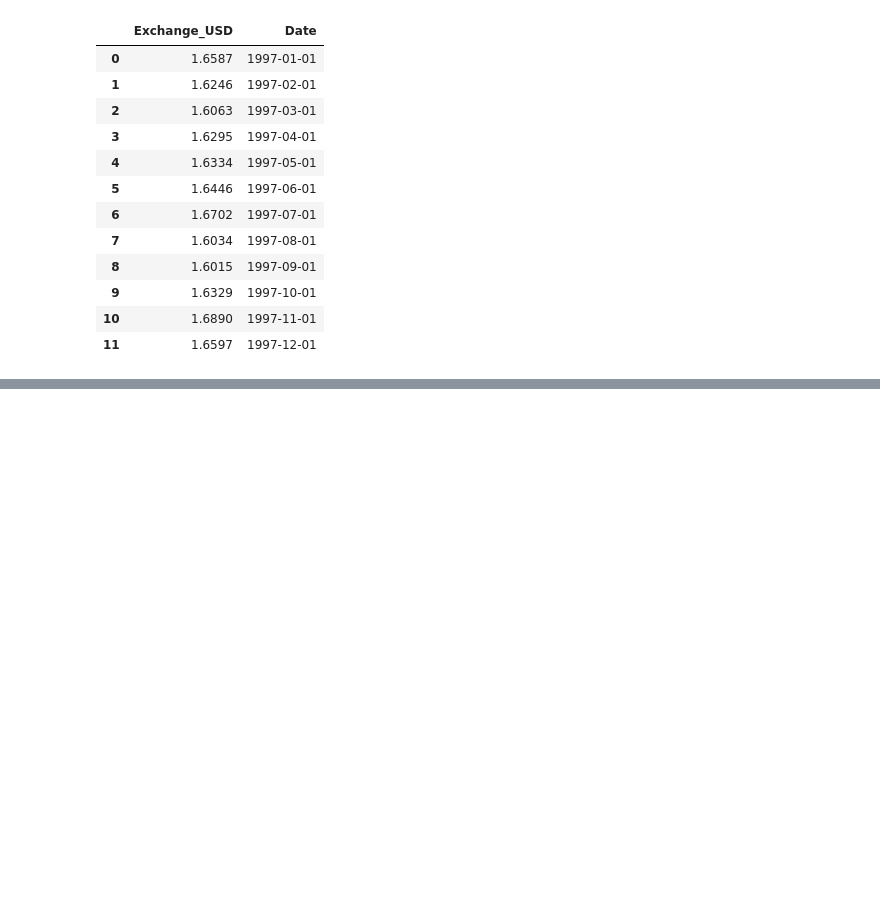
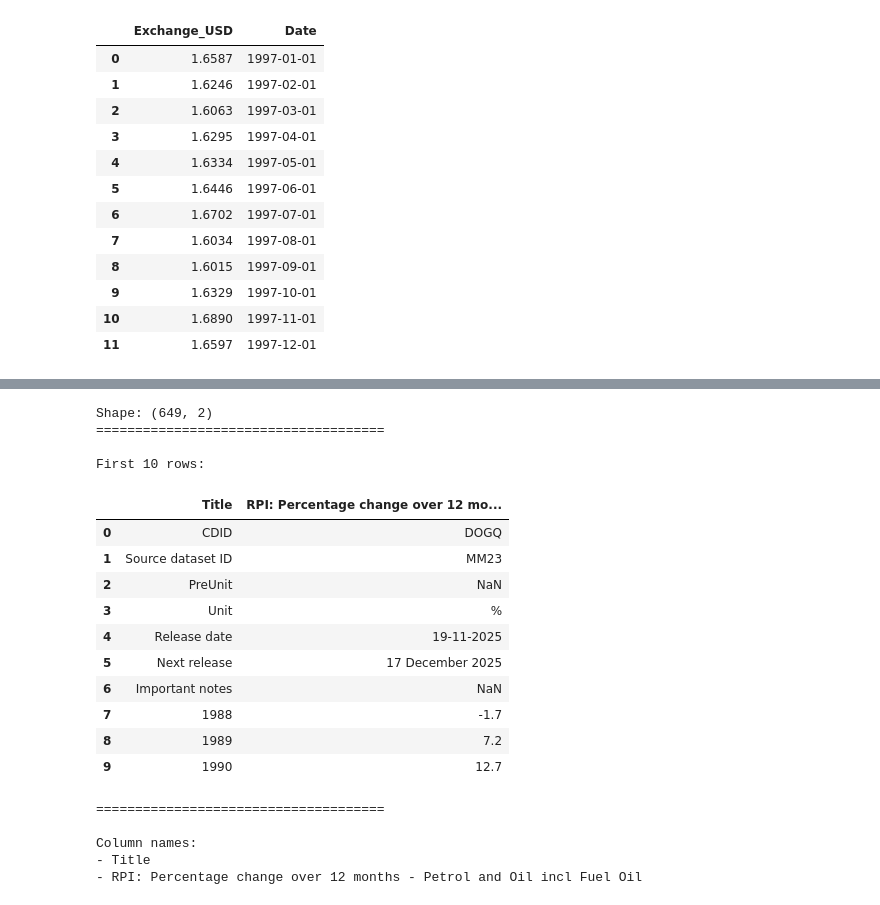
Before and after one commit to a238-khan/UK-inflation-forecasting-XAI, a Jupyter notebook: data/processed/Extract_clean.ipynb, the cells around one changed output, grey strips where cells are left out. Saved outputs shown, nothing was run; the diff lists cells and outputs as text; code cells hidden in the pictures; blank space fills up the shorter version.

```diff
--- a/data/processed/Extract_clean.ipynb
+++ b/data/processed/Extract_clean.ipynb
@@ -408,0 +464,36 @@ exchange_monthly.head(12)
+# %%
+# ============================================
+# ⛽ Oil Data Overview (petrol_oil_everage_price_change.csv)
+# ============================================
+
+print("Shape:", df_oil.shape)
+print("=====================================\n")
+
+print("First 10 rows:")
+display(df_oil.head(10))
+print("=====================================\n")
+
+print("Column names:")
+for col in df_oil.columns:
+    print("-", col)
+# %% [output]
+Shape: (649, 2)
+=====================================
+
+First 10 rows:
+|  | Title | RPI: Percentage change over 12 mo... |
+| 0 | CDID | DOGQ |
+| 1 | Source dataset ID | MM23 |
+| 2 | PreUnit | NaN |
+| 3 | Unit | % |
+| 4 | Release date | 19-11-2025 |
+| 5 | Next release | 17 December 2025 |
+| 6 | Important notes | NaN |
+| 7 | 1988 | -1.7 |
+| 8 | 1989 | 7.2 |
+| 9 | 1990 | 12.7 |
+=====================================
+
+Column names:
+- Title
+- RPI: Percentage change over 12 months - Petrol and Oil incl Fuel Oil
```
Also changed, not shown: parts of 19 cells of this notebook, 1 other file.
